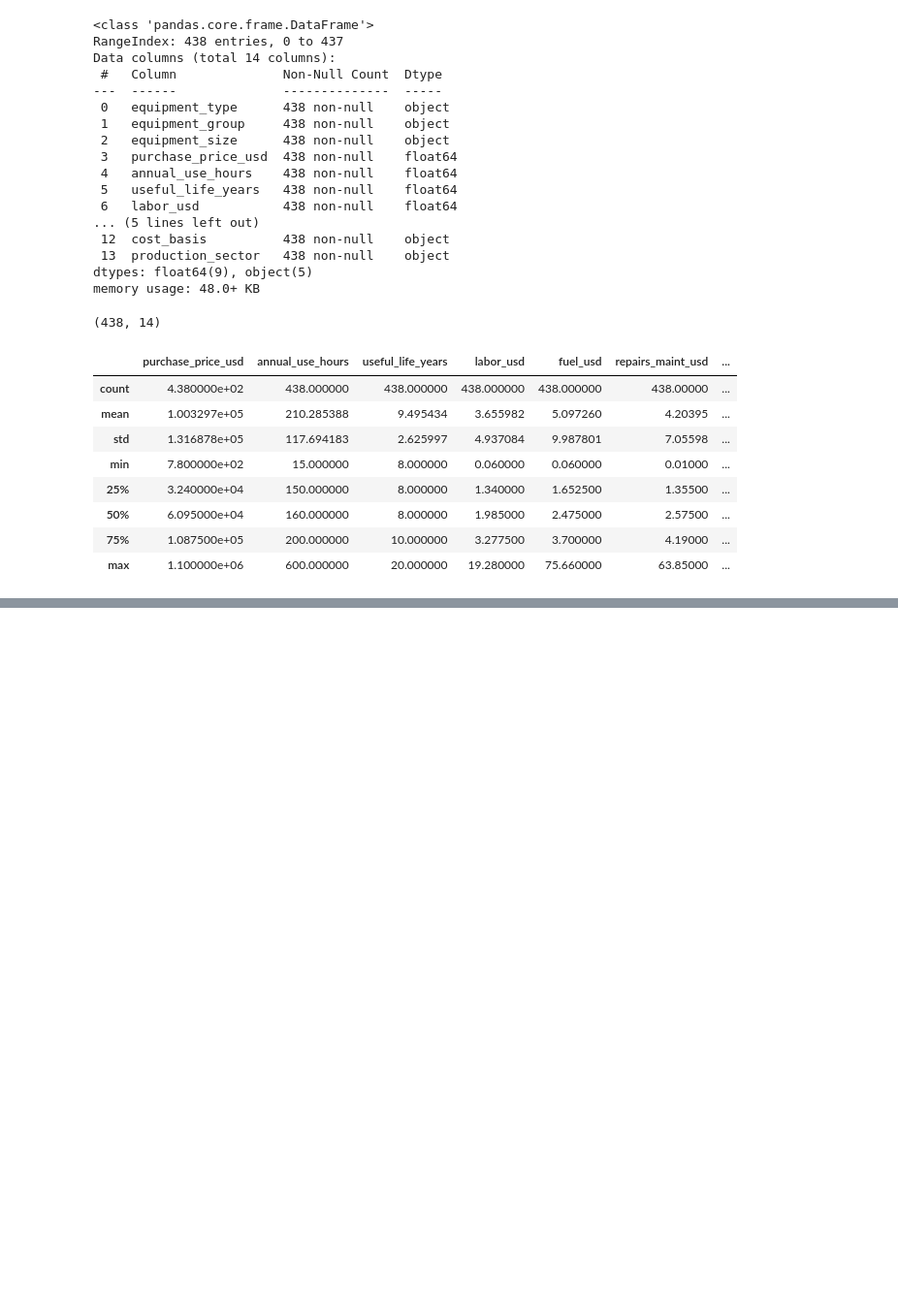
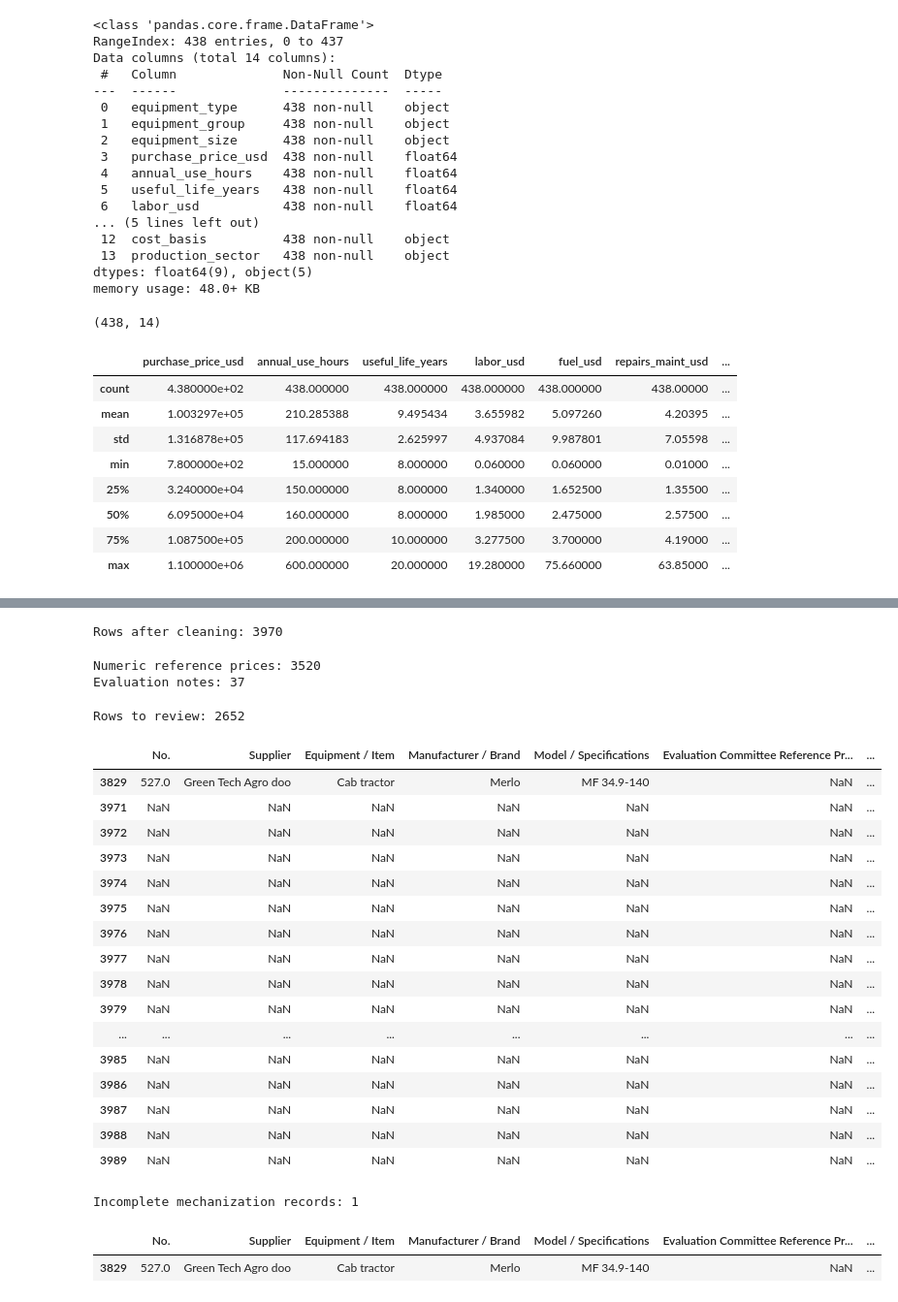
Before and after one commit to milatovicdanka90-maker/dsb_capstone, a Jupyter notebook: 01_EDA.ipynb, the cells around one changed output, grey strips where cells are left out. Shown at 97% size. Saved outputs shown, nothing was run; the diff lists cells and outputs as text; code cells hidden in the pictures; blank space fills up the shorter version.

```diff
--- a/01_EDA.ipynb
+++ b/01_EDA.ipynb
@@ -290,0 +393,74 @@ usa.describe()
+# %%
+# Keeping rows with basic mechanization information
+
+prices_clean = prices_clean.dropna(subset=["No.", "Equipment / Item", "Applicant Quoted Price (EUR)"])
+
+print(f"Rows after cleaning:", len(prices_clean))
+# %% [output]
+Rows after cleaning: 3970
+# %%
+# I'm creating reference price column, to be easier to write a code
+col = "Evaluation Committee Reference Price (EUR)"
+
+# Convert prices to numeric values
+numeric_prices = pd.to_numeric(prices_clean[col], errors="coerce")
+
+# I'm saving text notes in a separate column
+prices_clean["Evaluation Note"] = prices_clean[col].where(
+    numeric_prices.isnull() & prices_clean[col].notnull()
+)
+
+# Keeping numeric reference prices
+prices_clean[col] = numeric_prices
+
+# At the end checking the results
+print("Numeric reference prices:", prices_clean[col].count())
+print("Evaluation notes:", prices_clean["Evaluation Note"].count())
+# %% [output]
+Numeric reference prices: 3520
+Evaluation notes: 37
+# %%
+# Checking rows with missing basic mechanization information
+
+missing_data = prices[
+    prices["No."].isnull() |
+    prices["Equipment / Item"].isnull() |
+    prices["Applicant Quoted Price (EUR)"].isnull()
+]
+
+print(f"Rows to review:", len(missing_data))
+
+missing_data.head(20)
+# %% [output]
+Rows to review: 2652
+|  | No. | Supplier | Equipment / Item | Manufacturer / Brand | Model / Specifications | Evaluation Committee Reference Pr... | ... |
+| 3829 | 527.0 | Green Tech Agro doo | Cab tractor | Merlo | MF 34.9-140 | NaN | ... |
+| 3971 | NaN | NaN | NaN | NaN | NaN | NaN | ... |
+| 3972 | NaN | NaN | NaN | NaN | NaN | NaN | ... |
+| 3973 | NaN | NaN | NaN | NaN | NaN | NaN | ... |
+| 3974 | NaN | NaN | NaN | NaN | NaN | NaN | ... |
+| 3975 | NaN | NaN | NaN | NaN | NaN | NaN | ... |
+| 3976 | NaN | NaN | NaN | NaN | NaN | NaN | ... |
+| 3977 | NaN | NaN | NaN | NaN | NaN | NaN | ... |
+| 3978 | NaN | NaN | NaN | NaN | NaN | NaN | ... |
+| 3979 | NaN | NaN | NaN | NaN | NaN | NaN | ... |
+| ... | ... | ... | ... | ... | ... | ... | ... |
+| 3985 | NaN | NaN | NaN | NaN | NaN | NaN | ... |
+| 3986 | NaN | NaN | NaN | NaN | NaN | NaN | ... |
+| 3987 | NaN | NaN | NaN | NaN | NaN | NaN | ... |
+| 3988 | NaN | NaN | NaN | NaN | NaN | NaN | ... |
+| 3989 | NaN | NaN | NaN | NaN | NaN | NaN | ... |
+# %%
+# Now I'm checking incomplete mechanization records
+
+incomplete_mechanization = missing_data[
+    missing_data["Equipment / Item"].notnull()
+]
+
+print(f"Incomplete mechanization records:", len(incomplete_mechanization))
+
+incomplete_mechanization.head(10)
+# %% [output]
+Incomplete mechanization records: 1
+|  | No. | Supplier | Equipment / Item | Manufacturer / Brand | Model / Specifications | Evaluation Committee Reference Pr... | ... |
+| 3829 | 527.0 | Green Tech Agro doo | Cab tractor | Merlo | MF 34.9-140 | NaN | ... |
```
Also changed, not shown: parts of 23 cells of this notebook.
